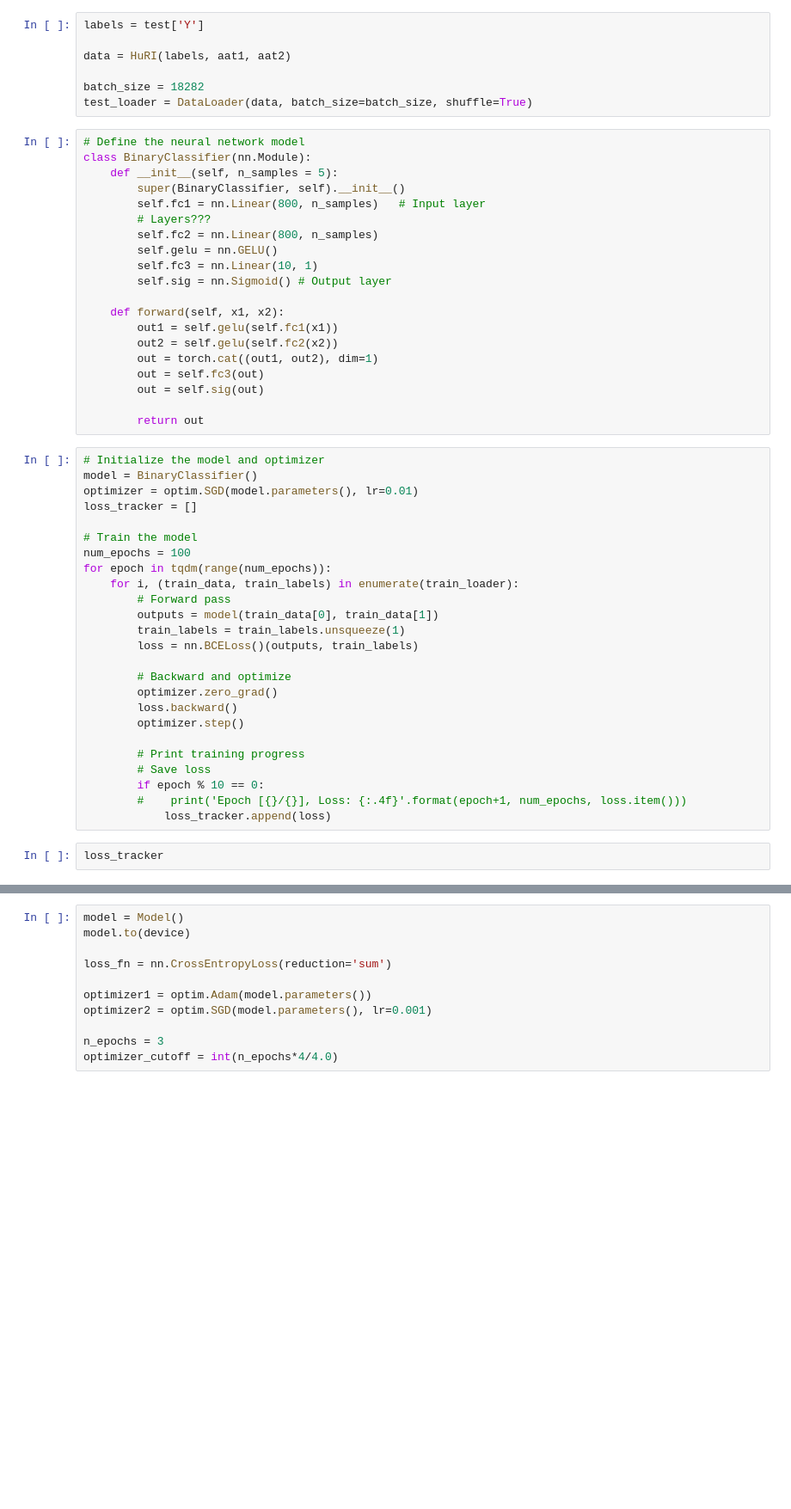
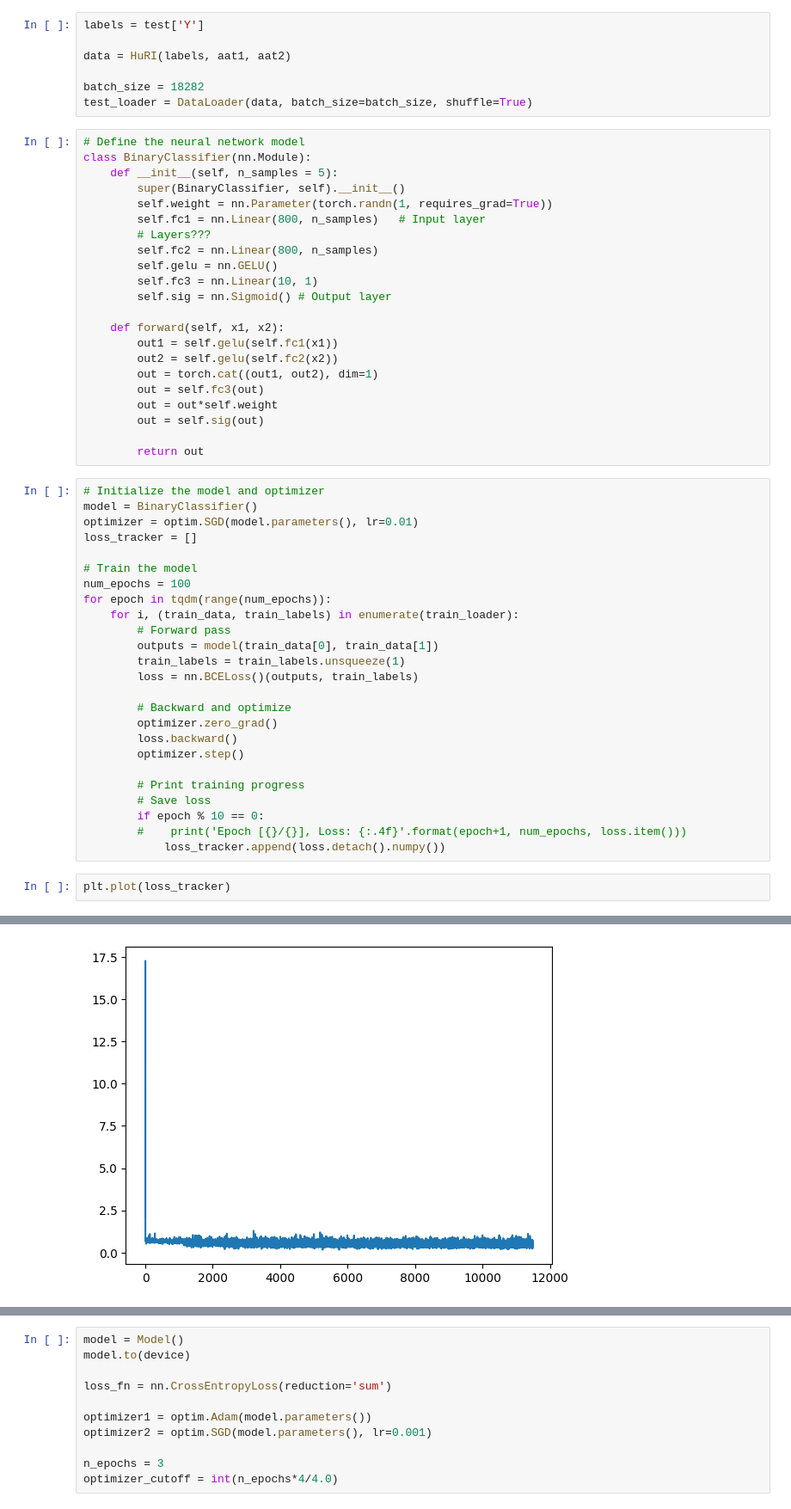
Before and after one commit to iris-lee-hub/BiBe205-Project, a Jupyter notebook: Project2_v0.ipynb, the cells around one changed output, grey strips where cells are left out. Shown at 86% size. Drawn from its saved outputs; the diff is of its cells as text; blank space fills up the shorter version.

```diff
--- a/Project2_v0.ipynb
+++ b/Project2_v0.ipynb
@@ -180,6 +179,7 @@ test_loader = DataLoader(data, batch_size=batch_size, shuffle=True)
 class BinaryClassifier(nn.Module):
     def __init__(self, n_samples = 5):
         super(BinaryClassifier, self).__init__()
+        self.weight = nn.Parameter(torch.randn(1, requires_grad=True))
         self.fc1 = nn.Linear(800, n_samples)   # Input layer
         # Layers???
         self.fc2 = nn.Linear(800, n_samples)
@@ -192,6 +192,7 @@ class BinaryClassifier(nn.Module):
         out2 = self.gelu(self.fc2(x2))
         out = torch.cat((out1, out2), dim=1)
         out = self.fc3(out)
+        out = out*self.weight
         out = self.sig(out)
 
         return out
@@ -219,7 +220,7 @@ for epoch in tqdm(range(num_epochs)):
         # Save loss
         if epoch % 10 == 0:
         #    print('Epoch [{}/{}], Loss: {:.4f}'.format(epoch+1, num_epochs, loss.item()))
-            loss_tracker.append(loss)
+            loss_tracker.append(loss.detach().numpy())
 # %%
-loss_tracker
+plt.plot(loss_tracker)
 # %% [output]
@@ -243,3 +228,4 @@ loss_tracker
+[figure, added]
 # %%
 
 # Evaluate the model on test data
```
Also changed, not shown: parts of 4 cells of this notebook.
